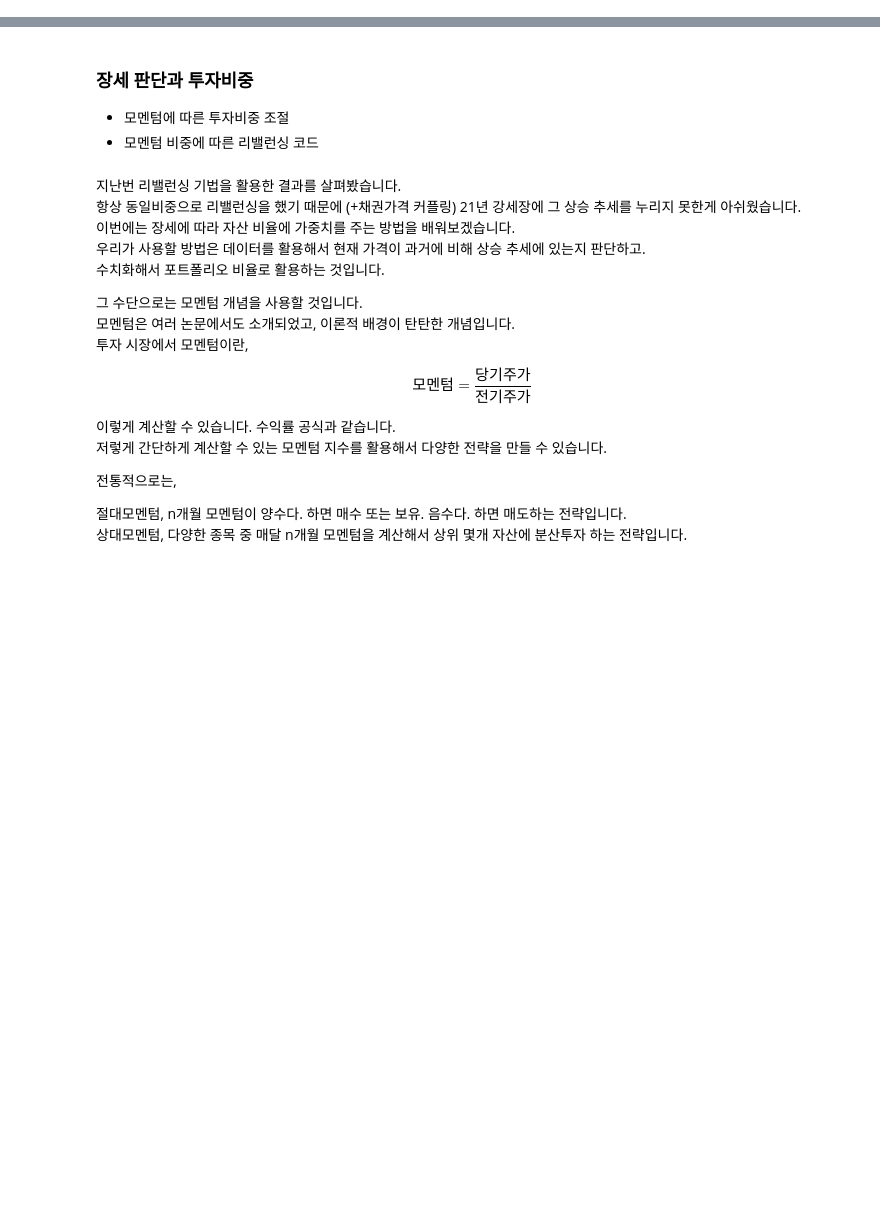
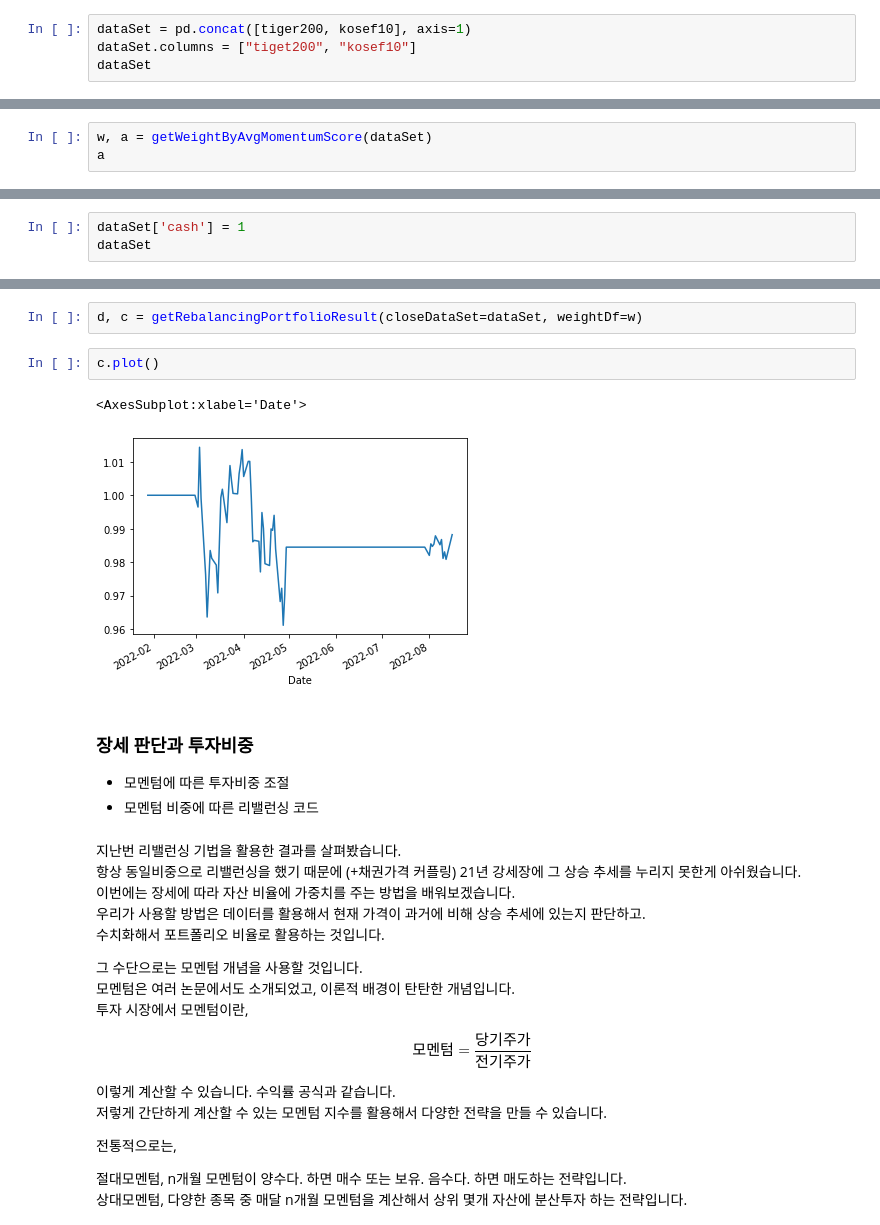
Before and after one commit to mmvv11/python-quant, a Jupyter notebook: 백업 (2022-7-20)/7. 장세판단과 투자비중을 정하는 방법 with Systrader79 평균모멘텀스코어 활용.ipynb, the cells around one changed output, grey strips where cells are left out. Drawn from its saved outputs; the diff is of its cells as text; blank space fills up the shorter version.

```diff
--- a/백업 (2022-7-20)/7. 장세판단과 투자비중을 정하는 방법 with Systrader79 평균모멘텀스코어 활용.ipynb
+++ b/백업 (2022-7-20)/7. 장세판단과 투자비중을 정하는 방법 with Systrader79 평균모멘텀스코어 활용.ipynb
@@ -184,0 +165,4 @@ def getWeightByAvgMomentumScore(closeDataSet, n = 12):
+# %%
+dataSet = pd.concat([tiger200, kosef10], axis=1)
+dataSet.columns = ["tiget200", "kosef10"]
+dataSet
@@ -184,0 +184,3 @@ def getWeightByAvgMomentumScore(closeDataSet, n = 12):
+# %%
+w, a = getWeightByAvgMomentumScore(dataSet)
+a
@@ -184,0 +198,3 @@ def getWeightByAvgMomentumScore(closeDataSet, n = 12):
+# %%
+dataSet['cash'] = 1
+dataSet
@@ -185,3 +229,10 @@ def getWeightByAvgMomentumScore(closeDataSet, n = 12):
+# %%
+d, c = getRebalancingPortfolioResult(closeDataSet=dataSet, weightDf=w)
+# %%
+c.plot()
+# %% [output]
+<AxesSubplot:xlabel='Date'>
+[figure, added]
 # %% [markdown]
 ### 장세 판단과 투자비중
 
```
Also changed, not shown: parts of 7 cells of this notebook, 29 other files.
